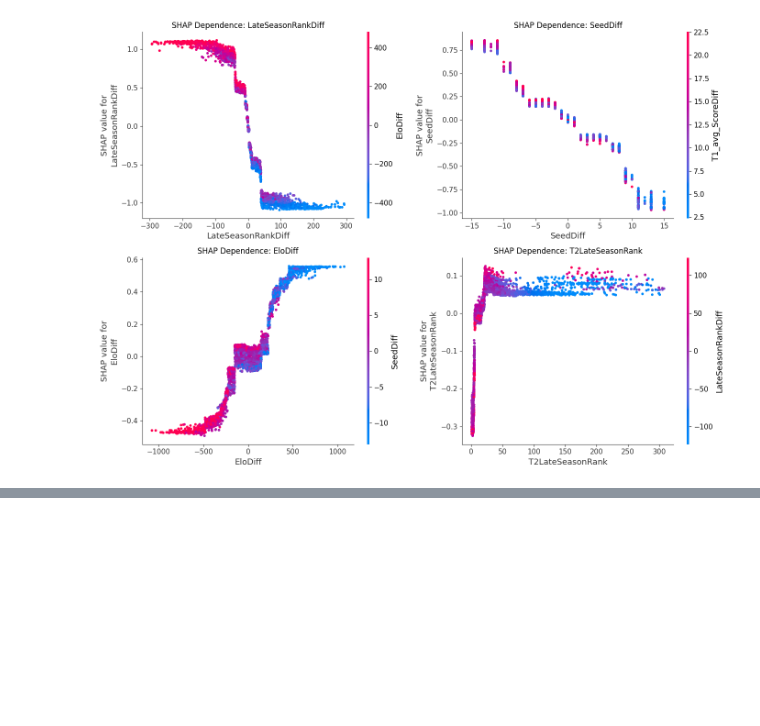
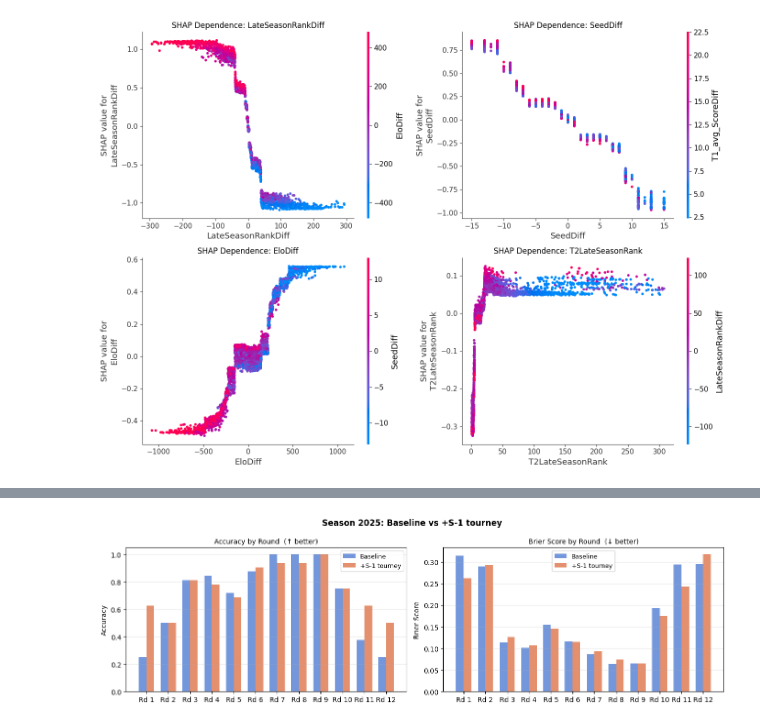
Before and after one commit to cico-rial/march-madness, a Jupyter notebook: march-madness_imp.ipynb, the cells around one changed output, grey strips where cells are left out. Cells and saved outputs as stored; diff of their text form; code cells hidden in the pictures; blank space fills up the shorter version.

```diff
--- a/march-madness_imp.ipynb
+++ b/march-madness_imp.ipynb
@@ -2431,0 +3207,95 @@ plt.show()
+# %%
+import matplotlib.pyplot as plt
+import pandas as pd
+
+COMPARE_SEASON = 2025
+
+train_cmp = trwf_aug[trwf_aug['Season'] != COMPARE_SEASON]
+val_cmp   = trwf_aug[trwf_aug['Season'] == COMPARE_SEASON].copy()
+
+m_base = xgb.XGBClassifier(**params_rs, eval_metric='logloss',
+                            use_label_encoder=False, verbosity=0)
+m_base.fit(train_cmp[BASE_FEAT_RS].fillna(0), train_cmp[TARGET_RS])
+
+m_aug = xgb.XGBClassifier(**params_rs, eval_metric='logloss',
+                           use_label_encoder=False, verbosity=0)
+m_aug.fit(train_cmp[AUG_FEAT_RS].fillna(0), train_cmp[TARGET_RS])
+
+# Attach round numbers via canonical pair key
+tourney_pg_r = tourney_pg.copy()
+tourney_pg_r['Round'] = tourney_pg_r.groupby(['Season','Category'])['DayNum'].transform(
+    lambda x: x.rank(method='dense').astype(int))
+rnd_map = (tourney_pg_r[tourney_pg_r['Season']==COMPARE_SEASON]
+           [['T1TeamID','T2TeamID','Category','Round']]
+           .assign(pair_key=lambda d:
+               d[['T1TeamID','T2TeamID']].min(axis=1).astype(str) + '_' +
+               d[['T1TeamID','T2TeamID']].max(axis=1).astype(str) + '_' +
+               d['Category'].astype(str))
+           [['pair_key','Round']].drop_duplicates())
+
+val_cmp['pair_key'] = (
+    val_cmp[['T1TeamID','T2TeamID']].min(axis=1).astype(int).astype(str) + '_' +
+    val_cmp[['T1TeamID','T2TeamID']].max(axis=1).astype(int).astype(str) + '_' +
+    val_cmp['Category'].astype(int).astype(str))
+val_cmp = val_cmp.merge(rnd_map, on='pair_key', how='left').drop(columns='pair_key')
+
+lookup  = pd.concat([M_teams_lookup, W_teams_lookup]).drop_duplicates('TeamID')
+id2name = lookup.set_index('TeamID')['TeamName']
+rounds  = sorted(val_cmp['Round'].dropna().unique())
+summaries = []
+
+print(f"Season {COMPARE_SEASON} — Baseline vs +S-1 tourney")
+print("=" * 68)
+
+for rnd in rounds:
+    rdf    = val_cmp[val_cmp['Round'] == rnd].copy()
+    actual = rdf[TARGET_RS].values
+    p_base = m_base.predict_proba(rdf[BASE_FEAT_RS].fillna(0))[:,1]
+    p_aug  = m_aug.predict_proba(rdf[AUG_FEAT_RS].fillna(0))[:,1]
+
+    summaries.append({
+        'Round':      int(rnd),
+        'Acc_Base':   ((p_base>=0.5)==actual).mean(),
+        'Acc_Aug':    ((p_aug>=0.5)==actual).mean(),
+        'Brier_Base': brier_score_loss(actual, p_base),
+        'Brier_Aug':  brier_score_loss(actual, p_aug),
+    })
+
+    print(f"\nRound {int(rnd)}  ({len(rdf)} games)")
+    print(f"  {'T1':<22} {'T2':<22} {'Act':>4}  {'Base':>6}  {'Aug':>6}  {'B✓':>3}  {'A✓':>3}")
+    print(f"  {'-'*22} {'-'*22} {'---':>4}  {'------':>6}  {'------':>6}  {'---':>3}  {'---':>3}")
+    for _, row in rdf.iterrows():
+        t1n = id2name.get(int(row['T1TeamID']), str(int(row['T1TeamID'])))[:20]
+        t2n = id2name.get(int(row['T2TeamID']), str(int(row['T2TeamID'])))[:20]
+        pb  = m_base.predict_proba(row[BASE_FEAT_RS].values.reshape(1,-1).astype(float))[0,1]
+        pa  = m_aug.predict_proba(row[AUG_FEAT_RS].values.reshape(1,-1).astype(float))[0,1]
+        act = int(row[TARGET_RS])
+        print(f"  {t1n:<22} {t2n:<22} {act:>4}  {pb:>6.3f}  {pa:>6.3f}"
+              f"  {'✓' if (pb>=0.5)==act else '✗':>3}  {'✓' if (pa>=0.5)==act else '✗':>3}")
+
+    r = summaries[-1]
+    print(f"\n  Accuracy : Base={r['Acc_Base']:.3f}  Aug={r['Acc_Aug']:.3f}")
+    print(f"  Brier    : Base={r['Brier_Base']:.3f}  Aug={r['Brier_Aug']:.3f}")
+
+# ── Bar charts ────────────────────────────────────────────────────────────────
+smry = pd.DataFrame(summaries)
+x, w = smry['Round'].astype(int), 0.35
+
+fig, axes = plt.subplots(1, 2, figsize=(13, 4))
+fig.patch.set_facecolor('white')
+fig.suptitle(f'Season {COMPARE_SEASON}: Baseline vs +S-1 tourney', fontsize=12, fontweight='bold')
+
+for ax, (col_b, col_a, ylabel, title) in zip(axes, [
+    ('Acc_Base',   'Acc_Aug',   'Accuracy',    'Accuracy by Round  (↑ better)'),
+    ('Brier_Base', 'Brier_Aug', 'Brier Score', 'Brier Score by Round  (↓ better)'),
+]):
+    ax.set_facecolor('white')
+    ax.bar(x - w/2, smry[col_b], w, label='Baseline',     color='#5c85d6', alpha=0.85)
+    ax.bar(x + w/2, smry[col_a], w, label='+S-1 tourney', color='#e07b54', alpha=0.85)
+    ax.set_xticks(x); ax.set_xticklabels([f'Rd {r}' for r in x])
+    ax.set_ylabel(ylabel); ax.set_title(title, fontsize=10)
+    ax.legend(fontsize=9); ax.grid(axis='y', alpha=0.3)
+
+plt.tight_layout()
+plt.show()
+# %% [output]
@@ -2431,0 +3319 @@ plt.show()
+[figure, added]
```
Also changed, not shown: parts of 27 cells of this notebook.
